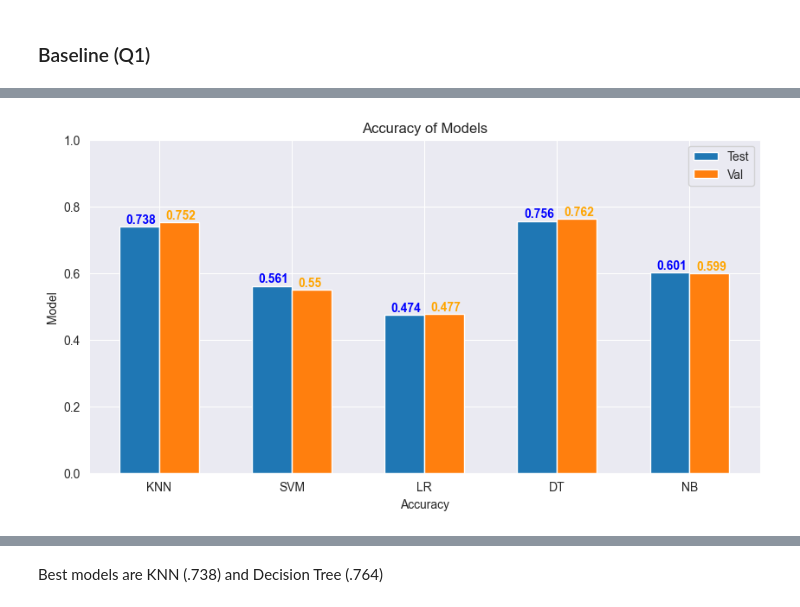
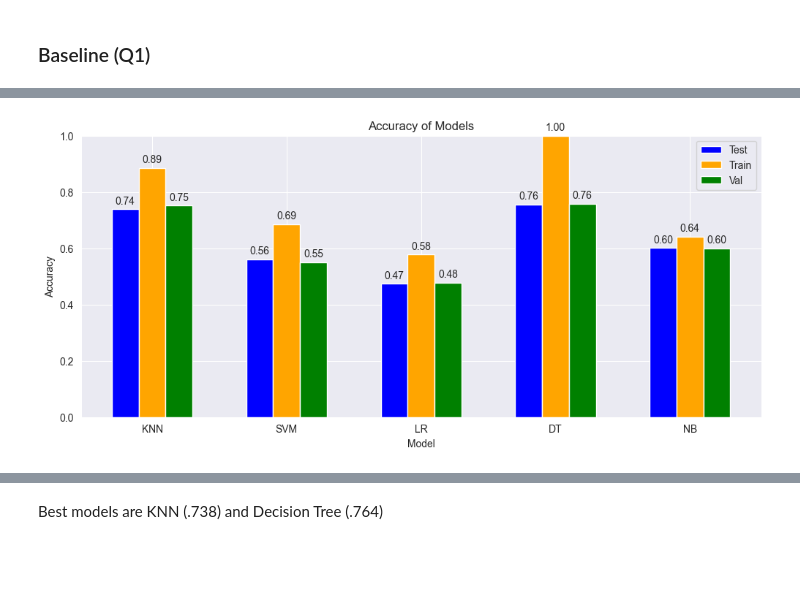
Before and after one commit to TheMabrouk/treecover_pki, a Jupyter notebook: models.ipynb, the cells around one changed output, grey strips where cells are left out. Saved outputs shown, nothing was run; the diff lists cells and outputs as text; code cells hidden in the pictures; blank space fills up the shorter version.

Commit message:
Final Models

```diff
--- a/models.ipynb
+++ b/models.ipynb
@@ -214,43 +219,58 @@ baseline_accuracy = dict.fromkeys(model_names)
 for model, name in zip(models, model_names):
     model.fit(X_train, y_train)
     test_acc = accuracy_score(y_test, model.predict(X_test))
+    train_acc = accuracy_score(y_train, model.predict(X_train))
     val_acc = accuracy_score(y_val, model.predict(X_val))
-    baseline_accuracy[name] = (test_acc, val_acc)
-    print(f"{name} => Test:{test_acc:.3f}, Val:{val_acc:.3f}")
+    baseline_accuracy[name] = (test_acc, train_acc, val_acc)
+    print(f"{name} => Test:{test_acc:.3f}, Train:{train_acc:.3f}, Val:{val_acc:.3f}")
 
-plt.figure(figsize=(10, 5))
-plt.bar(
-    np.arange(len(model_names)),
-    [baseline_accuracy[name][0] for name in model_names],
-    width=0.3,
+plt.figure(figsize=(12, 5))
+bar_width = 0.2
+index = np.arange(len(model_names))
+
+test_accuracies = [baseline_accuracy[name][0] for name in model_names]
+train_accuracies = [baseline_accuracy[name][1] for name in model_names]
+val_accuracies = [baseline_accuracy[name][2] for name in model_names]
+
+bars_train = plt.bar(
+    index,
+    test_accuracies,
+    width=bar_width,
     label="Test",
+    color="blue",
 )
-plt.bar(
-    np.arange(len(model_names)) + 0.3,
-    [baseline_accuracy[name][1] for name in model_names],
-    width=0.3,
+bars_test = plt.bar(
+    index + bar_width,
+    train_accuracies,
+    width=bar_width,
+    label="Train",
+    color="orange",
+)
+bars_val = plt.bar(
+    index + 2 * bar_width,
+    val_accuracies,
+    width=bar_width,
     label="Val",
+    color="green",
 )
-plt.xticks(np.arange(len(model_names)) + 0.3 / 2, model_names)
-for i, v in enumerate(model_names):
-    plt.text(
-        i - 0.1,
-        baseline_accuracy[v][0] + 0.01,
-        str(round(baseline_accuracy[v][0], 3)),
-        color="blue",
-        fontweight="bold",
-    )
-    plt.text(
-        i + 0.2,
-        baseline_accuracy[v][1] + 0.01,
-        str(round(baseline_accuracy[v][1], 3)),
-        color="orange",
-        fontweight="bold",
-    )
+
+for bar in [bars_train, bars_test, bars_val]:
+    for rect in bar:
+        height = rect.get_height()
+        plt.annotate(
+            f"{height:.2f}",
+            xy=(rect.get_x() + rect.get_width() / 2, height),
+            xytext=(0, 3),
+            textcoords="offset points",
+            ha="center",
+            va="bottom",
+        )
+
+plt.xticks(index + bar_width, model_names)
 plt.legend()
 plt.title("Accuracy of Models")
-plt.xlabel("Accuracy")
-plt.ylabel("Model")
+plt.xlabel("Model")
+plt.ylabel("Accuracy")
 plt.ylim(0, 1)
 plt.show()
 # %% [output]
@@ -262 +282 @@ NB => Test:0.601, Val:0.599
-[figure, old version]
+[figure, new version]
```
Also changed, not shown: parts of 27 cells of this notebook.
